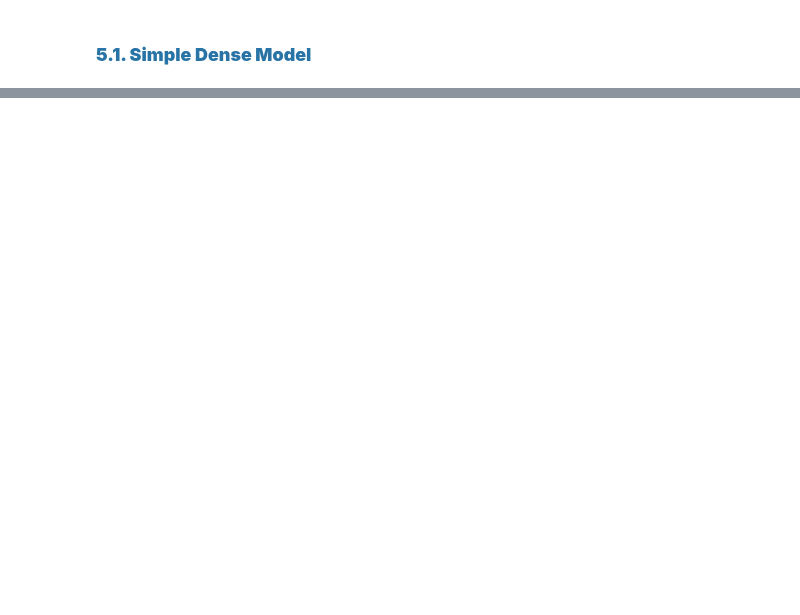
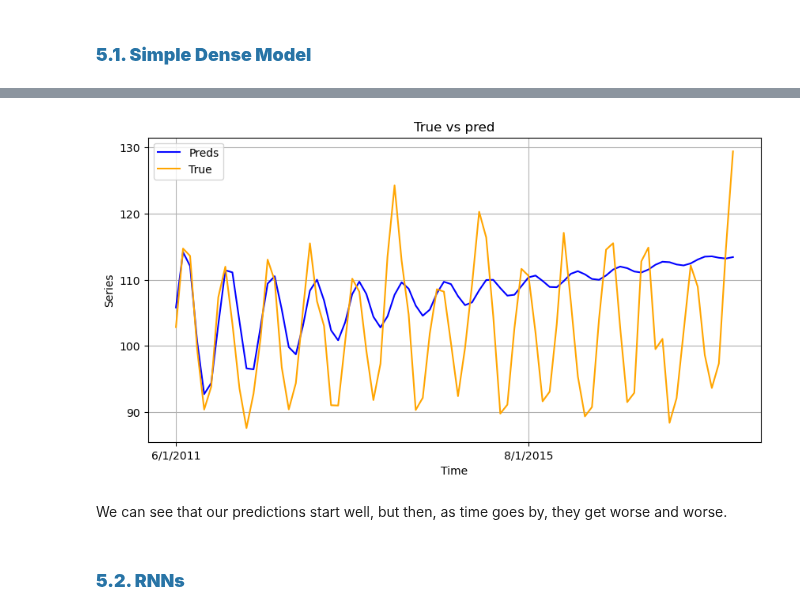
Before and after one commit to MNGARCIA085/Time-Series-with-Deep-Leaning, a Jupyter notebook: Univariate/Electrical Production.ipynb, the cells around one changed output, grey strips where cells are left out. Drawn from its saved outputs; the diff is of its cells as text; code cells hidden in the pictures; blank space fills up the shorter version.

```diff
--- a/Univariate/Electrical Production.ipynb
+++ b/Univariate/Electrical Production.ipynb
@@ -488,0 +532,2 @@ aux[0][0]
+# %%
+preds_model_1 = forecast(model_1, series_train[-G.WINDOW_SIZE:], len(series_valid))
@@ -488,0 +547,9 @@ aux[0][0]
+# %%
+plot_comparison(time_valid, series_valid, preds_model_1)
+# %% [output]
+[figure, added]
+# %% [markdown]
+We can see that our predictions start well, but then, as time goes by, they get worse and worse.
+# %% [markdown]
+<a name="5.2"></a>
+### <font color='#2874a6'> <b> 5.2. RNNs </font> </b>
```
Also changed, not shown: parts of 79 cells of this notebook, 42 other files.
